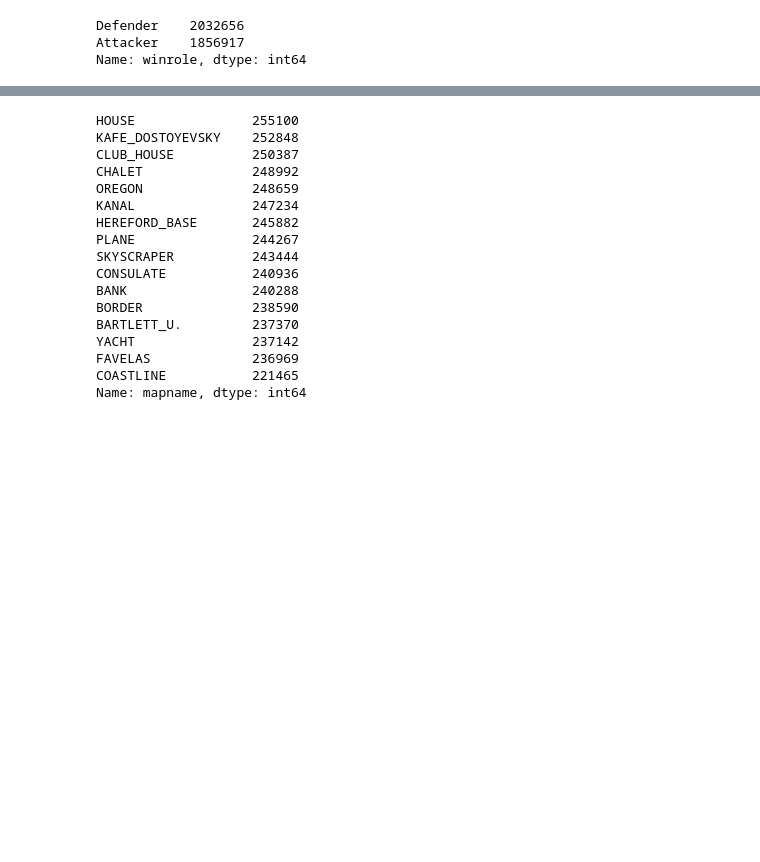
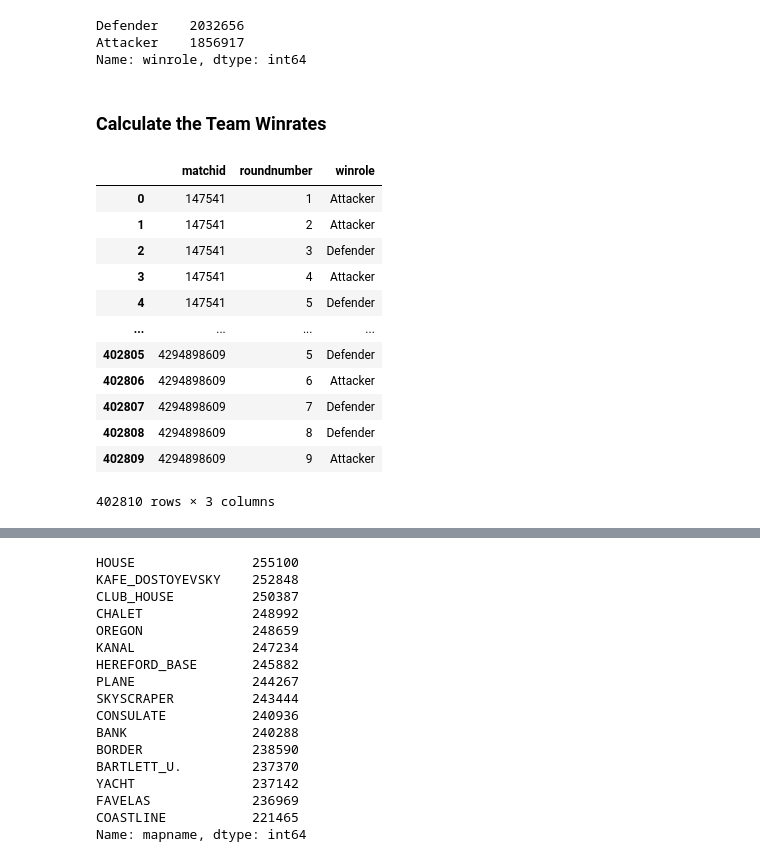
Before and after one commit to itsmartinhi/R6Siege-Match-Outcome-Analysis-and-Prediction, a Jupyter notebook: data-exploration.ipynb, the cells around one changed output, grey strips where cells are left out. Drawn from its saved outputs; the diff is of its cells as text; code cells hidden in the pictures; blank space fills up the shorter version.

```diff
--- a/data-exploration.ipynb
+++ b/data-exploration.ipynb
@@ -77,3 +82,22 @@ df["winrole"].value_counts(dropna=False)
 Defender    2032656
 Attacker    1856917
 Name: winrole, dtype: int64
+# %% [markdown]
+### Calculate the Team Winrates
+# %%
+df_role_winrates = df.groupby(["matchid", "roundnumber"])["winrole"].first().reset_index(name="winrole")
+df_role_winrates
+# %% [output]
+|  | matchid | roundnumber | winrole |
+| 0 | 147541 | 1 | Attacker |
+| 1 | 147541 | 2 | Attacker |
+| 2 | 147541 | 3 | Defender |
+| 3 | 147541 | 4 | Attacker |
+| 4 | 147541 | 5 | Defender |
+| ... | ... | ... | ... |
+| 402805 | 4294898609 | 5 | Defender |
+| 402806 | 4294898609 | 6 | Attacker |
+| 402807 | 4294898609 | 7 | Defender |
+| 402808 | 4294898609 | 8 | Defender |
+| 402809 | 4294898609 | 9 | Attacker |
+402810 rows × 3 columns
```
Also changed, not shown: parts of 4 cells of this notebook, 2 other files.
